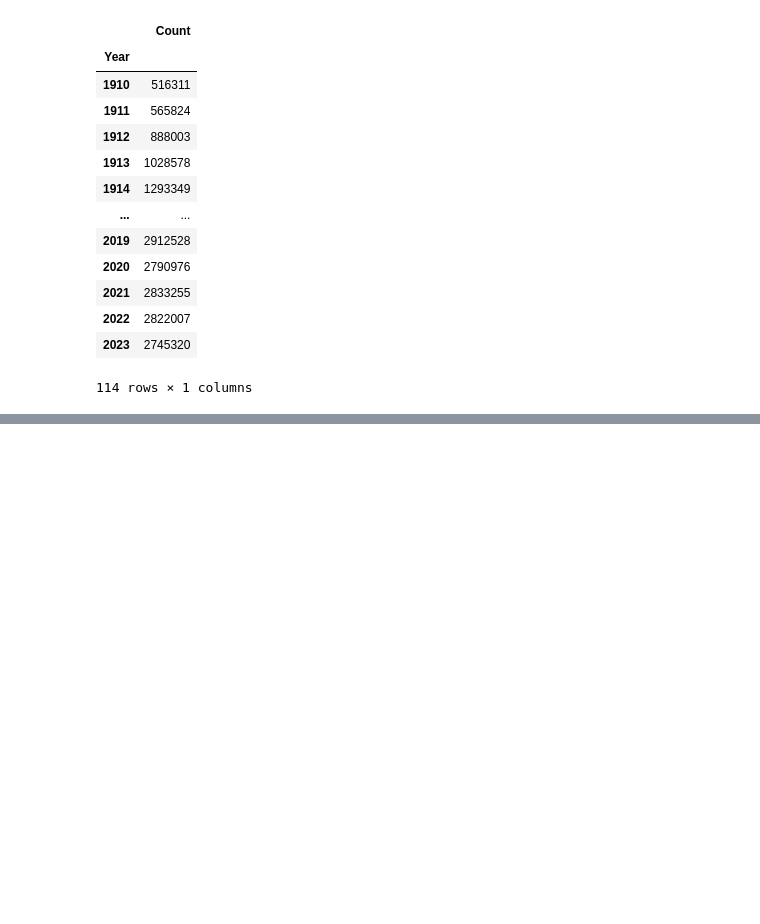
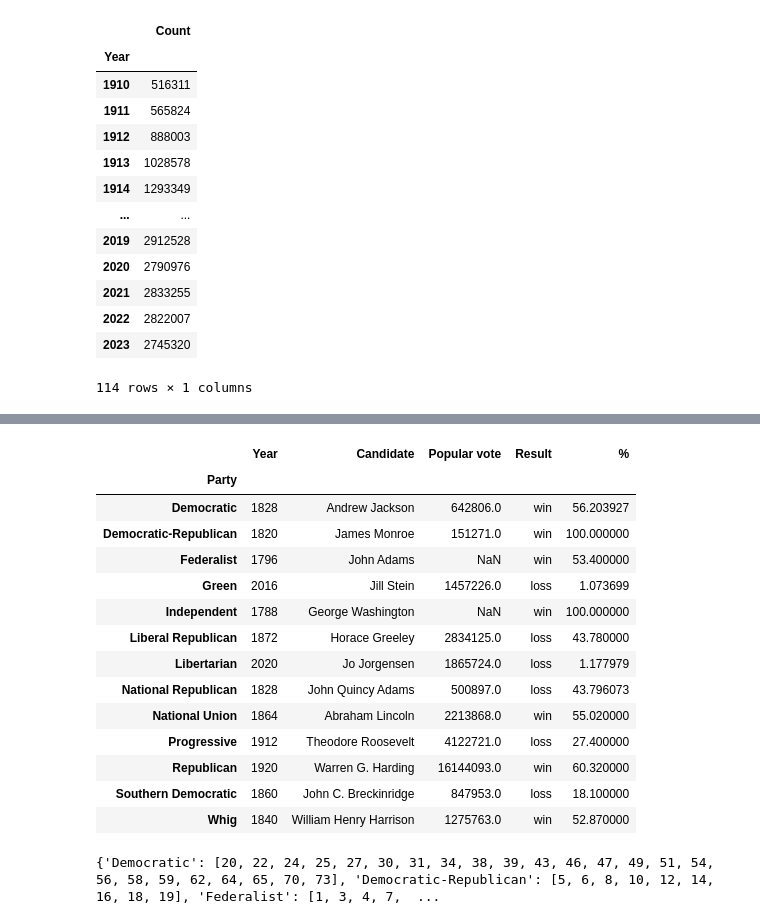
Before and after one commit to AndrewHung87/PandaPractice, a Jupyter notebook: Pandas_III.ipynb, the cells around one changed output, grey strips where cells are left out. Saved outputs shown, nothing was run; the diff lists cells and outputs as text; code cells hidden in the pictures; blank space fills up the shorter version.

```diff
--- a/Pandas_III.ipynb
+++ b/Pandas_III.ipynb
@@ -27,0 +100,24 @@ babynames[["Year", "Count"]].groupby("Year").agg(sum)
+# %%
+elections_sorted_by_percent = elections.sort_values("%", ascending=False)
+elections_sorted_by_percent.groupby("Party").first()
+# %% [output]
+|  | Year | Candidate | Popular vote | Result | % |
+| Party |  |  |  |  |  |
+| Democratic | 1828 | Andrew Jackson | 642806.0 | win | 56.203927 |
+| Democratic-Republican | 1820 | James Monroe | 151271.0 | win | 100.000000 |
+| Federalist | 1796 | John Adams | NaN | win | 53.400000 |
+| Green | 2016 | Jill Stein | 1457226.0 | loss | 1.073699 |
+| Independent | 1788 | George Washington | NaN | win | 100.000000 |
+| Liberal Republican | 1872 | Horace Greeley | 2834125.0 | loss | 43.780000 |
+| Libertarian | 2020 | Jo Jorgensen | 1865724.0 | loss | 1.177979 |
+| National Republican | 1828 | John Quincy Adams | 500897.0 | loss | 43.796073 |
+| National Union | 1864 | Abraham Lincoln | 2213868.0 | win | 55.020000 |
+| Progressive | 1912 | Theodore Roosevelt | 4122721.0 | loss | 27.400000 |
+| Republican | 1920 | Warren G. Harding | 16144093.0 | win | 60.320000 |
+| Southern Democratic | 1860 | John C. Breckinridge | 847953.0 | loss | 18.100000 |
+| Whig | 1840 | William Henry Harrison | 1275763.0 | win | 52.870000 |
+# %%
+grouped_by_party = elections.groupby("Party")
+grouped_by_party.groups
+# %% [output]
+{'Democratic': [20, 22, 24, 25, 27, 30, 31, 34, 38, 39, 43, 46, 47, 49, 51, 54, 56, 58, 59, 62, 64, 65, 70, 73], 'Democratic-Republican': [5, 6, 8, 10, 12, 14, 16, 18, 19], 'Federalist': [1, 3, 4, 7,  ...
```
Also changed, not shown: parts of 10 cells of this notebook.
